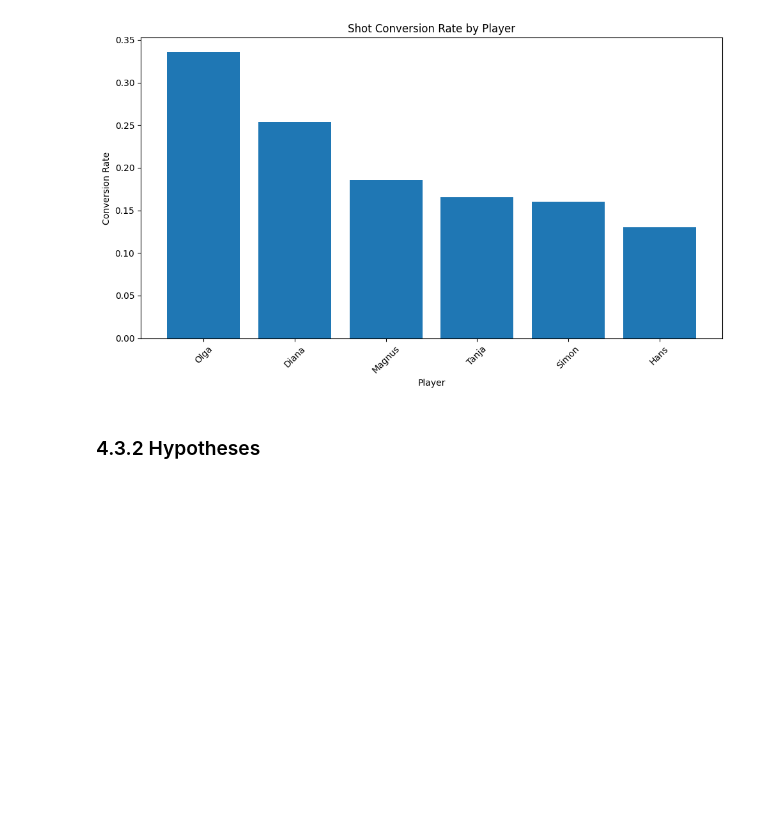
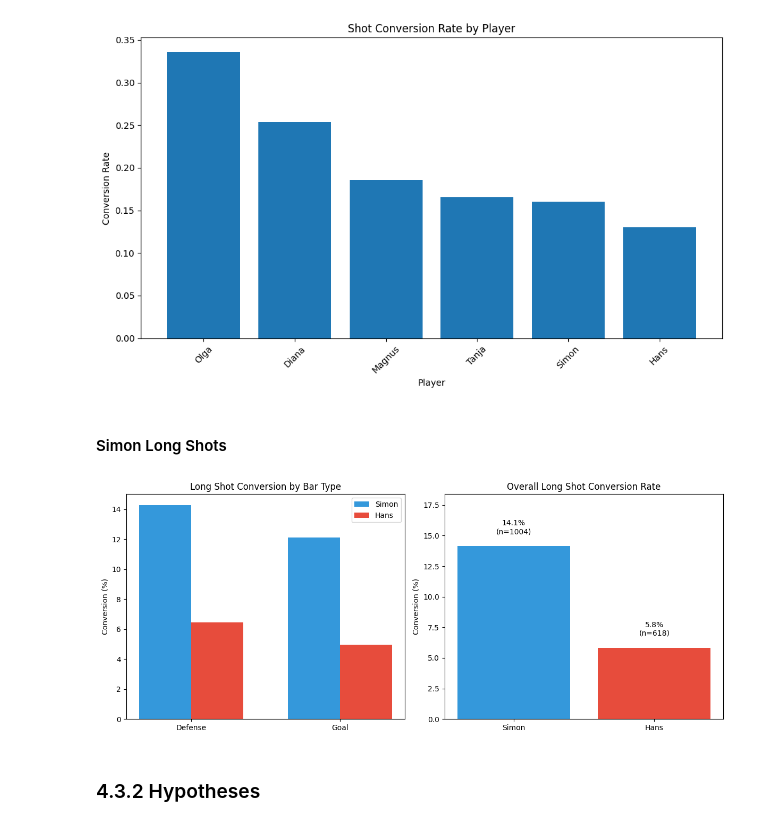
Before and after one commit to Rutvik-rn/Kicker-Strategy, a Jupyter notebook: results.ipynb, the cells around one changed output. Drawn from its saved outputs; the diff is of its cells as text; code cells hidden in the pictures; blank space fills up the shorter version.

```diff
--- a/results.ipynb
+++ b/results.ipynb
@@ -326,6 +330,65 @@ plt.tight_layout()
 plt.show()
 # %% [output]
 [figure]
+# %% [markdown]
+#### Simon Long Shots
+# %%
+# Get shot events
+shots_h14 = timestamped_data[timestamped_data["event_type"] == "shot"].copy()
+# Clean bar names
+shots_h14["bar_clean"] = shots_h14["prev_bar"].str.replace(r"\d+", "", regex=True)
+
+# Filter for long shots
+long_shots_h14 = shots_h14[shots_h14["bar_clean"].isin(["Goal", "Defense"]) & shots_h14["player"].isin(["Simon", "Hans"])].copy()
+
+long_shots_h14["is_goal_int"] = long_shots_h14["is_goal"].astype(int)
+
+# Conversion per bar
+bar_conv_h14 = (long_shots_h14.groupby(["player", "bar_clean"])["is_goal_int"].agg(["sum", "count"]).reset_index())
+bar_conv_h14["conv_pct"] = bar_conv_h14["sum"] / bar_conv_h14["count"] * 100
+
+# Overall conversion per player
+total_conv_h14 = (long_shots_h14.groupby("player")["is_goal_int"].agg(["sum", "count"]).reset_index())
+total_conv_h14["conv_pct"] = total_conv_h14["sum"] / total_conv_h14["count"] * 100
+
+# Plot
+fig, axes = plt.subplots(1, 2, figsize=(12, 5))
+bars = sorted(bar_conv_h14["bar_clean"].unique())
+x = np.arange(len(bars))
+width = 0.35
+
+# Left plot (by bar type)
+def get_val(df, player, bar):
+    match = df[(df["player"] == player) & (df["bar_clean"] == bar)]
+    return match["conv_pct"].values[0] if len(match) else 0
+
+axes[0].bar(x - width/2, [get_val(bar_conv_h14, "Simon", b) for b in bars], width, label="Simon", color="#3498db")
+axes[0].bar(x + width/2, [get_val(bar_conv_h14, "Hans", b) for b in bars], width, label="Hans", color="#e74c3c")
+
+axes[0].set_xticks(x)
+axes[0].set_xticklabels(bars)
+axes[0].set_title("Long Shot Conversion by Bar Type")
+axes[0].set_ylabel("Conversion (%)")
+axes[0].legend()
+
+# Right plot (Overall long shots)
+players = ["Simon", "Hans"]
+colors = ["#3498db", "#e74c3c"]
+
+axes[1].set_ylim(0, total_conv_h14["conv_pct"].max() * 1.3)
+for i, (p, c) in enumerate(zip(players, colors)):
+    row = total_conv_h14[total_conv_h14["player"] == p].iloc[0]
+
+    axes[1].bar(p, row["conv_pct"], color=c)
+
+    axes[1].text(i, row["conv_pct"] + 1, f"{row['conv_pct']:.1f}%\n(n={int(row['count'])})", ha="center")
+
+axes[1].set_title("Overall Long Shot Conversion Rate")
+axes[1].set_ylabel("Conversion (%)")
+plt.tight_layout()
+plt.show()
+# %% [output]
+[figure, added]
 # %% [markdown]
 ### 4.3.2 Hypotheses
 # %% [markdown]
```
Also changed, not shown: parts of 5 cells of this notebook.
